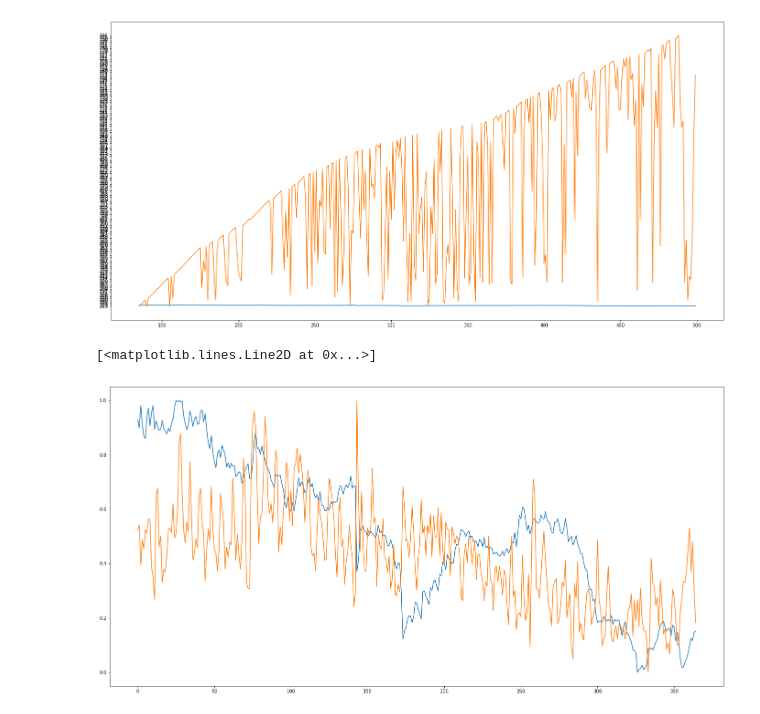
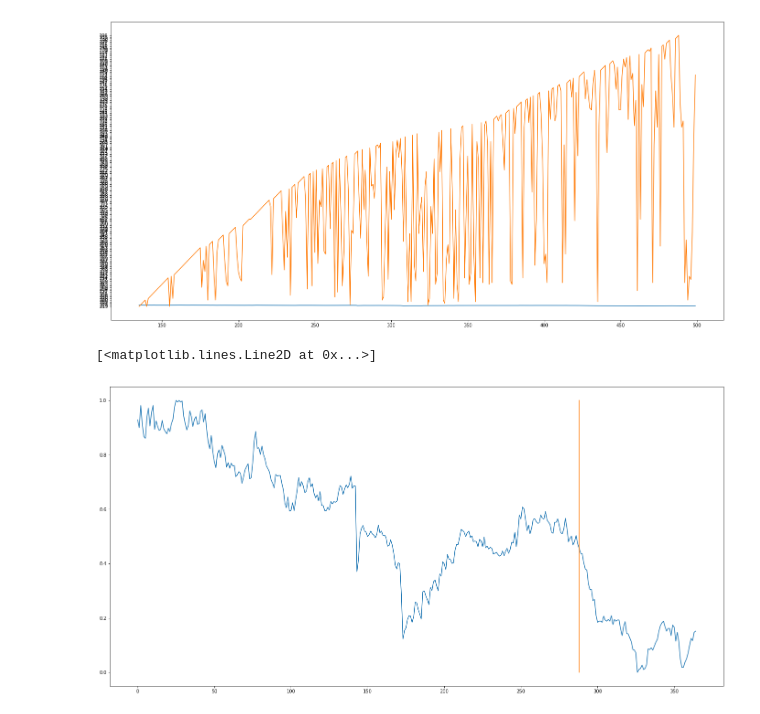
Before and after one commit to AkshayJ0shi/steam_anomaly_detection_capstone, a Jupyter notebook: mongo_to_pandas.ipynb, the cells around one changed output. Saved outputs shown, nothing was run; the diff lists cells and outputs as text; code cells hidden in the pictures.

```diff
--- a/mongo_to_pandas.ipynb
+++ b/mongo_to_pandas.ipynb
@@ -95,7 +107,8 @@ glock_quant_standard = [(x-min(glock_quant))/(max(glock_quant) - min(glock_quant
 # %%
 fig, ax = plt.subplots(figsize=(24, 12))
 ax.plot(glock_price_standard)
-ax.plot(glock_quant_standard)
+#ax.plot(glock_quant_standard)
+ax.plot([288]*2, [0,1])
 # %% [output]
 [<matplotlib.lines.Line2D at 0x...>]
-[figure, old version]
+[figure, new version]
```
Also changed, not shown: parts of 4 cells of this notebook, 2 other files.
